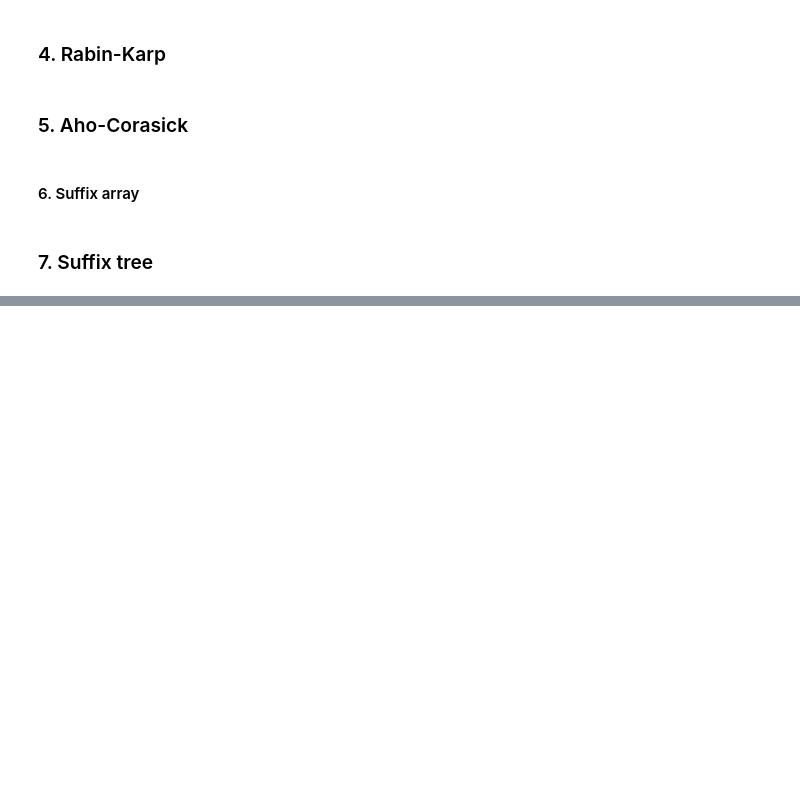
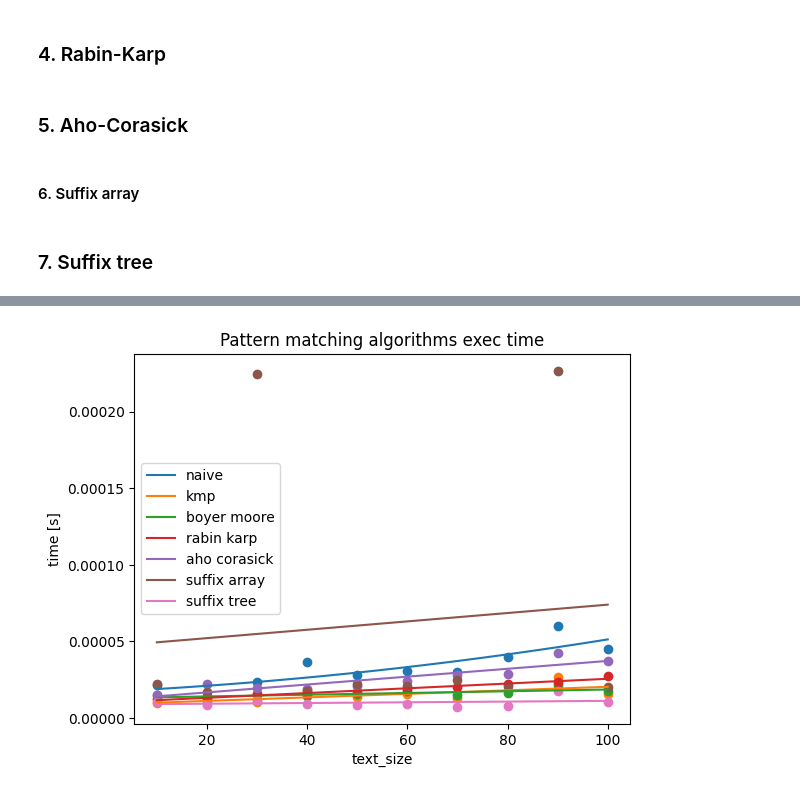
Before and after one commit to WSm-77/text_algorithms, a Jupyter notebook: lab4/wiktor_sedzimir_lab4.ipynb, the cells around one changed output, grey strips where cells are left out. Drawn from its saved outputs; the diff is of its cells as text; code cells hidden in the pictures; blank space fills up the shorter version.

```diff
--- a/lab4/wiktor_sedzimir_lab4.ipynb
+++ b/lab4/wiktor_sedzimir_lab4.ipynb
@@ -1761,2 +1763,17 @@ plt.show()
+# %%
+axis = plt.gca()
+axis.set_title("Pattern matching algorithms exec time")
+axis.set_xlabel("text_size")
+axis.set_ylabel("time [s]")
+plot_approximated(axis, cmp_pattern_matching_text_sizes, list(map(lambda x: x["exec_time"], naive_pattern_matching_params)), deg = 2, label = "naive")
+plot_approximated(axis, cmp_pattern_matching_text_sizes, list(map(lambda x: x["exec_time"], kmp_pattern_matching_params)), deg = 1, label = "kmp")
+plot_approximated(axis, cmp_pattern_matching_text_sizes, list(map(lambda x: x["exec_time"], boyer_moore_pattern_matching_params)), deg = 1, label = "boyer moore")
+plot_approximated(axis, cmp_pattern_matching_text_sizes, list(map(lambda x: x["exec_time"], rabin_karp_pattern_matching_params)), deg = 1, label = "rabin karp")
+plot_approximated(axis, cmp_pattern_matching_text_sizes, list(map(lambda x: x["exec_time"], aho_corasick_pattern_matching_params)), deg = 1, label = "aho corasick")
+plot_approximated(axis, cmp_pattern_matching_text_sizes, list(map(lambda x: x["exec_time"], suffix_array_pattern_matching_params)), deg = 1, label = "suffix array")
+plot_approximated(axis, cmp_pattern_matching_text_sizes, list(map(lambda x: x["exec_time"], suffix_tree_pattern_matching_params)), deg = 1, label = "suffix tree")
+plt.show()
+# %% [output]
+[figure, added]
 # %%
 plt.title("Pattern matching algorithms memory usage")
```
Also changed, not shown: parts of 11 cells of this notebook.
